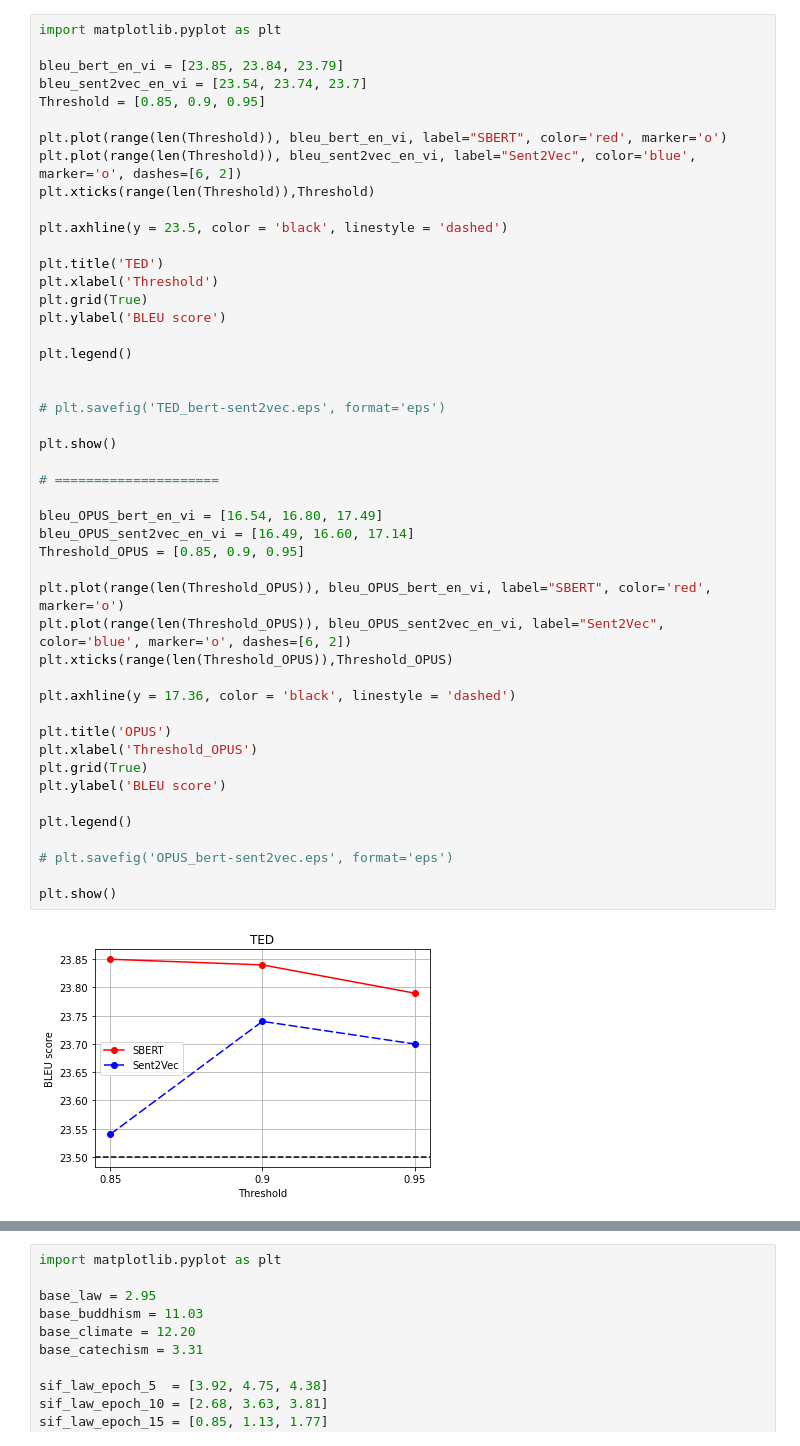
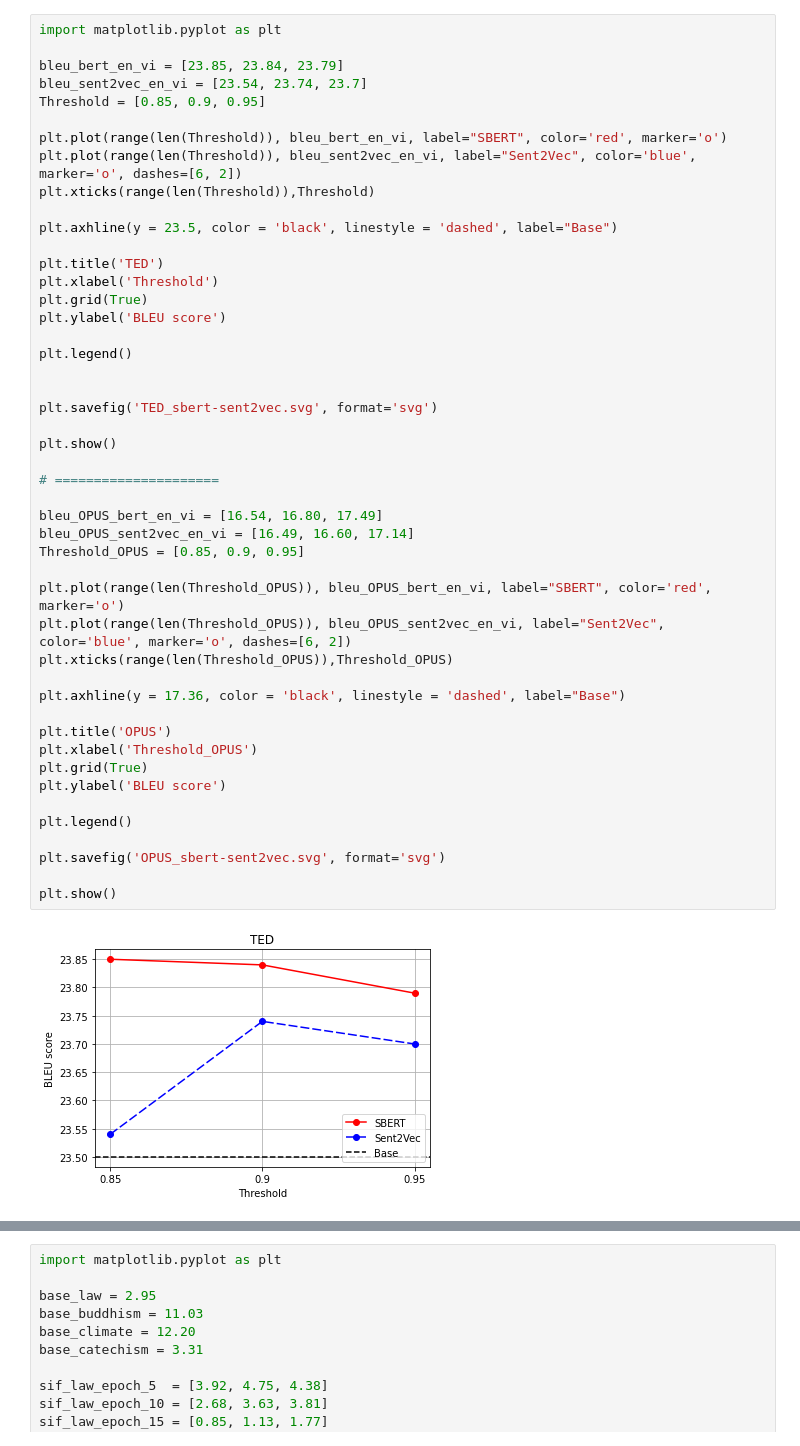
Before and after one commit to hoangtrungchinh/clc_data, a Jupyter notebook: Script/Chart.ipynb, the cells around one changed output, grey strips where cells are left out. Saved outputs shown, nothing was run; the diff lists cells and outputs as text.

```diff
--- a/Script/Chart.ipynb
+++ b/Script/Chart.ipynb
@@ -9,41 +9,41 @@ plt.plot(range(len(Threshold)), bleu_bert_en_vi, label="SBERT", color='red', mar
 plt.plot(range(len(Threshold)), bleu_sent2vec_en_vi, label="Sent2Vec", color='blue', marker='o', dashes=[6, 2])
 plt.xticks(range(len(Threshold)),Threshold)
 
-plt.axhline(y = 23.5, color = 'black', linestyle = 'dashed')
+plt.axhline(y = 23.5, color = 'black', linestyle = 'dashed', label="Base")
 
 plt.title('TED')
 plt.xlabel('Threshold')
 plt.grid(True)
 plt.ylabel('BLEU score')
 
 plt.legend()
 
 
-# plt.savefig('TED_bert-sent2vec.eps', format='eps')
+plt.savefig('TED_sbert-sent2vec.svg', format='svg')
 
 plt.show()
 
 # =====================
 
 bleu_OPUS_bert_en_vi = [16.54, 16.80, 17.49]
 bleu_OPUS_sent2vec_en_vi = [16.49, 16.60, 17.14]
 Threshold_OPUS = [0.85, 0.9, 0.95]
 
 plt.plot(range(len(Threshold_OPUS)), bleu_OPUS_bert_en_vi, label="SBERT", color='red', marker='o')
 plt.plot(range(len(Threshold_OPUS)), bleu_OPUS_sent2vec_en_vi, label="Sent2Vec", color='blue', marker='o', dashes=[6, 2])
 plt.xticks(range(len(Threshold_OPUS)),Threshold_OPUS)
 
-plt.axhline(y = 17.36, color = 'black', linestyle = 'dashed')
+plt.axhline(y = 17.36, color = 'black', linestyle = 'dashed', label="Base")
 
 plt.title('OPUS')
 plt.xlabel('Threshold_OPUS')
 plt.grid(True)
 plt.ylabel('BLEU score')
 
 plt.legend()
 
-# plt.savefig('OPUS_bert-sent2vec.eps', format='eps')
+plt.savefig('OPUS_sbert-sent2vec.svg', format='svg')
 
 plt.show()
 # %% [output]
-[figure, old version]
+[figure, new version]
```
Also changed, not shown: parts of 1 cell of this notebook.
